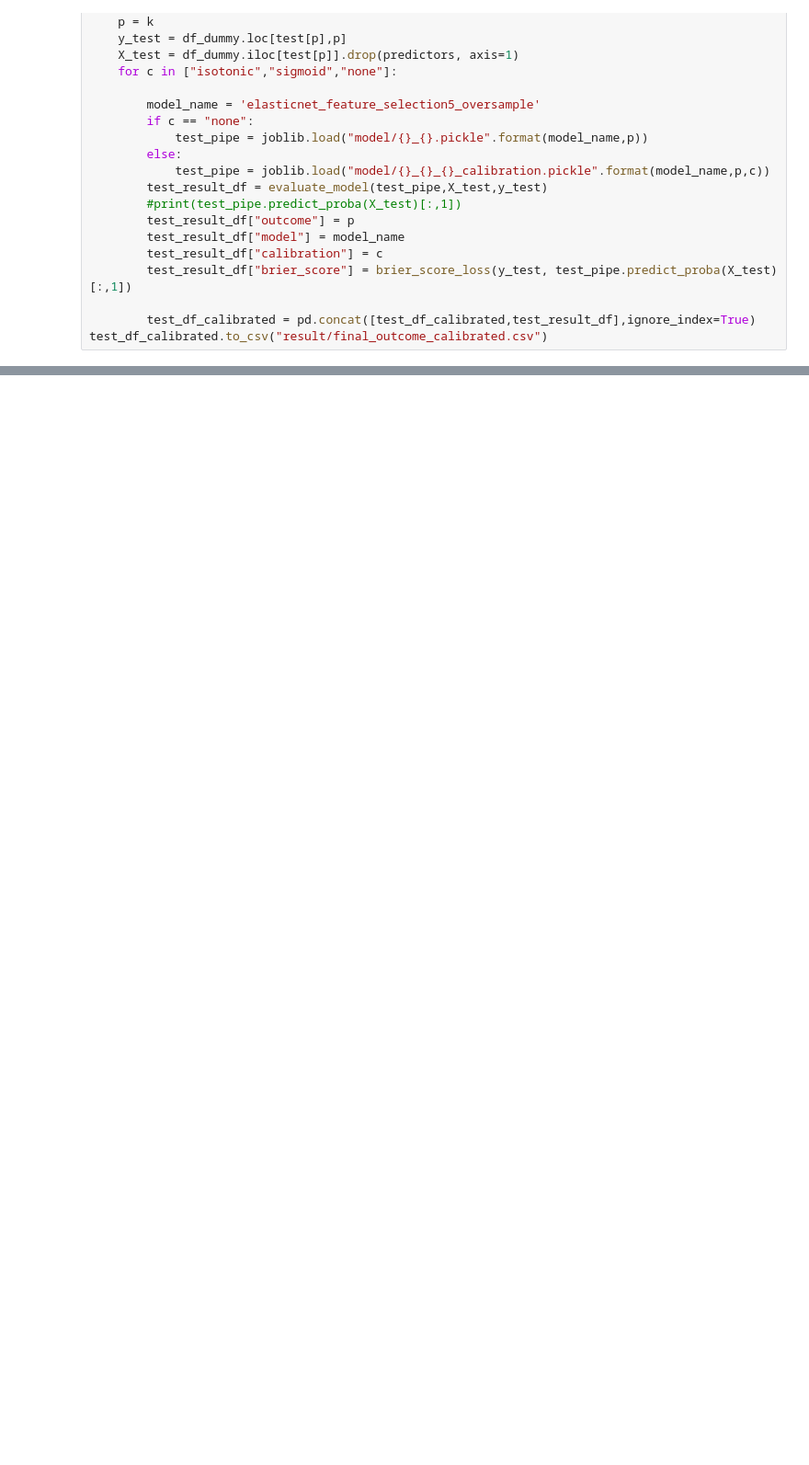
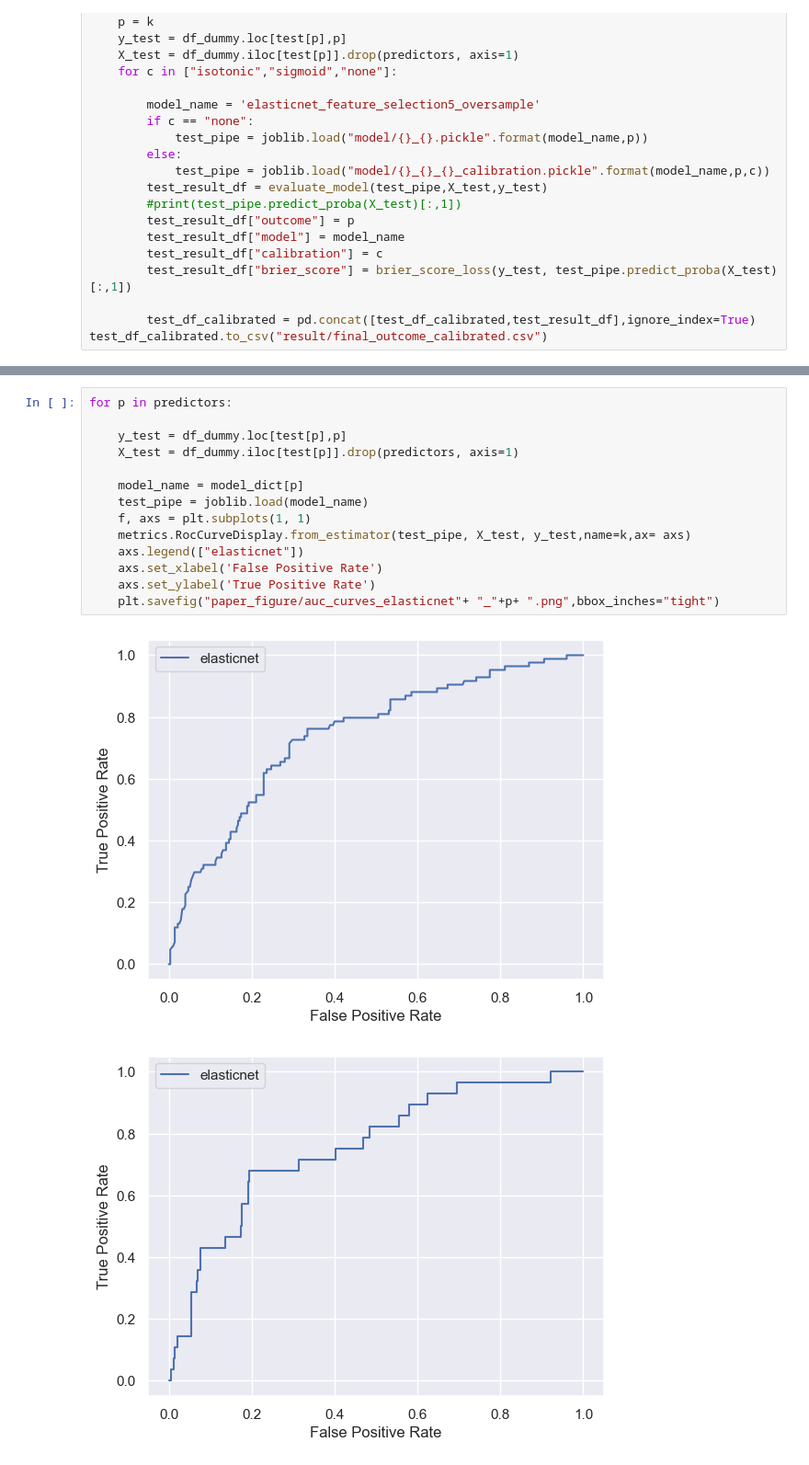
Before and after one commit to harrisonnguyen/stemi_risk_prediction, a Jupyter notebook: figures.ipynb, the cells around one changed output, grey strips where cells are left out. Shown at 92% size. Saved outputs shown, nothing was run; the diff lists cells and outputs as text; blank space fills up the shorter version.

```diff
--- a/figures.ipynb
+++ b/figures.ipynb
@@ -358,0 +411,17 @@ test_df_calibrated
+# %%
+for p in predictors:
+
+    y_test = df_dummy.loc[test[p],p]
+    X_test = df_dummy.iloc[test[p]].drop(predictors, axis=1)
+
+    model_name = model_dict[p]
+    test_pipe = joblib.load(model_name)
+    f, axs = plt.subplots(1, 1)
+    metrics.RocCurveDisplay.from_estimator(test_pipe, X_test, y_test,name=k,ax= axs)
+    axs.legend(["elasticnet"])
+    axs.set_xlabel('False Positive Rate')
+    axs.set_ylabel('True Positive Rate')
+    plt.savefig("paper_figure/auc_curves_elasticnet"+ "_"+p+ ".png",bbox_inches="tight")
+# %% [output]
+[figure, added]
+[figure, added]
```
Also changed, not shown: parts of 10 cells of this notebook, 8 other files.
